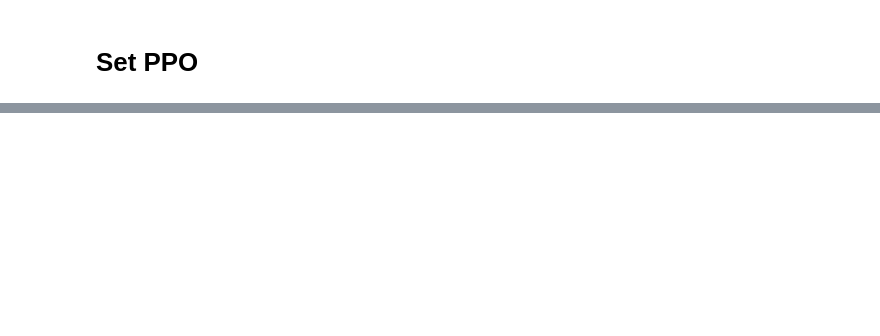
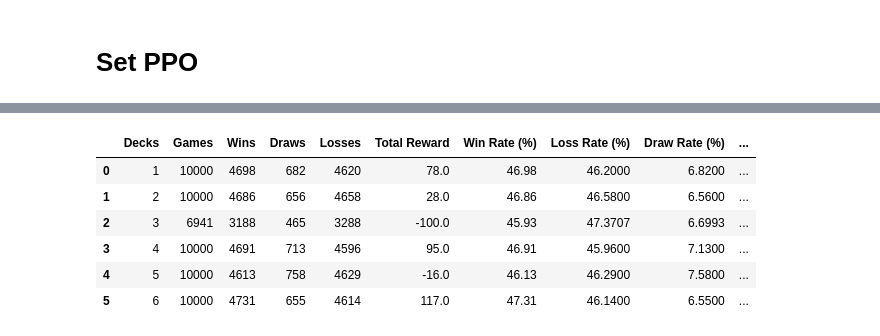
Before and after one commit to AHansViary/Blackjack-Simulation, a Jupyter notebook: Experiment-Simple/reinforcement.ipynb, the cells around one changed output, grey strips where cells are left out. Cells and saved outputs as stored; diff of their text form; code cells hidden in the pictures; blank space fills up the shorter version.

```diff
--- a/Experiment-Simple/reinforcement.ipynb
+++ b/Experiment-Simple/reinforcement.ipynb
@@ -724,0 +1042,11 @@ Episode 10000 | Last Episode Reward: 1.00
+# %%
+df_ppo_bankroll = evaluate_ppo_bankroll(ppo_models, num_games=10000, max_decks=max_decks, initial_money=100)
+df_ppo_bankroll
+# %% [output]
+|  | Decks | Games | Wins | Draws | Losses | Total Reward | Win Rate (%) | Loss Rate (%) | Draw Rate (%) | ... |
+| 0 | 1 | 10000 | 4698 | 682 | 4620 | 78.0 | 46.98 | 46.2000 | 6.8200 | ... |
+| 1 | 2 | 10000 | 4686 | 656 | 4658 | 28.0 | 46.86 | 46.5800 | 6.5600 | ... |
+| 2 | 3 | 6941 | 3188 | 465 | 3288 | -100.0 | 45.93 | 47.3707 | 6.6993 | ... |
+| 3 | 4 | 10000 | 4691 | 713 | 4596 | 95.0 | 46.91 | 45.9600 | 7.1300 | ... |
+| 4 | 5 | 10000 | 4613 | 758 | 4629 | -16.0 | 46.13 | 46.2900 | 7.5800 | ... |
+| 5 | 6 | 10000 | 4731 | 655 | 4614 | 117.0 | 47.31 | 46.1400 | 6.5500 | ... |
```
Also changed, not shown: parts of 13 cells of this notebook, 12 other files.
